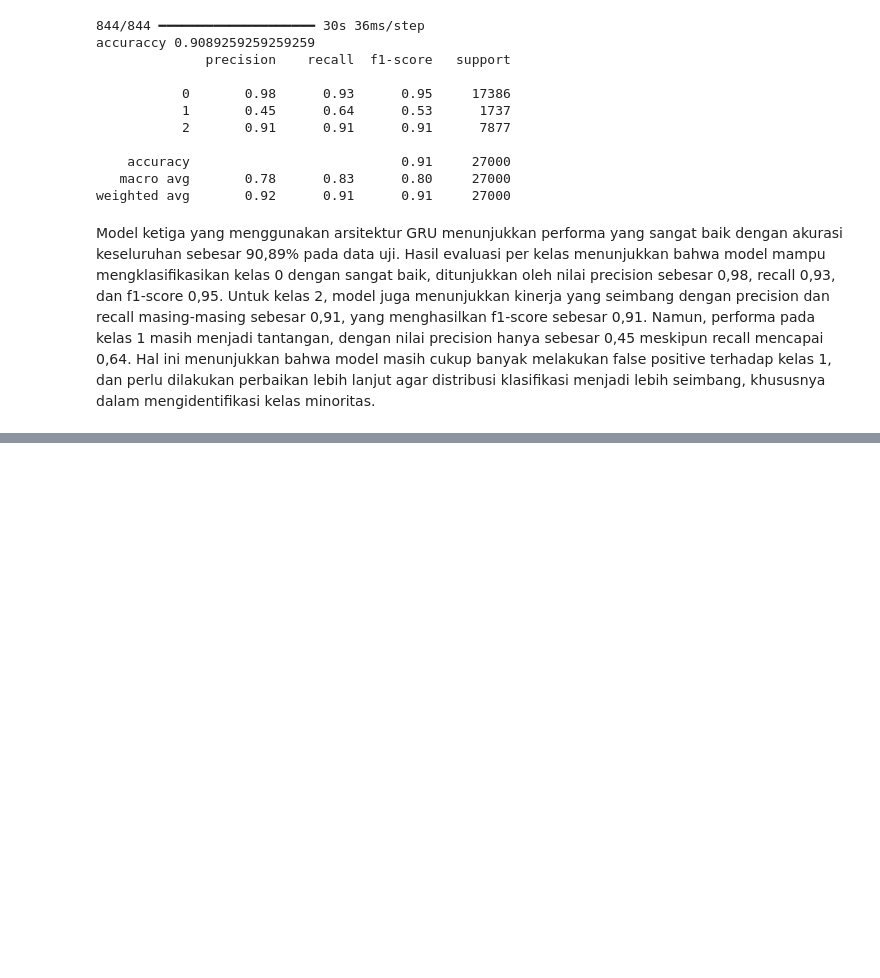
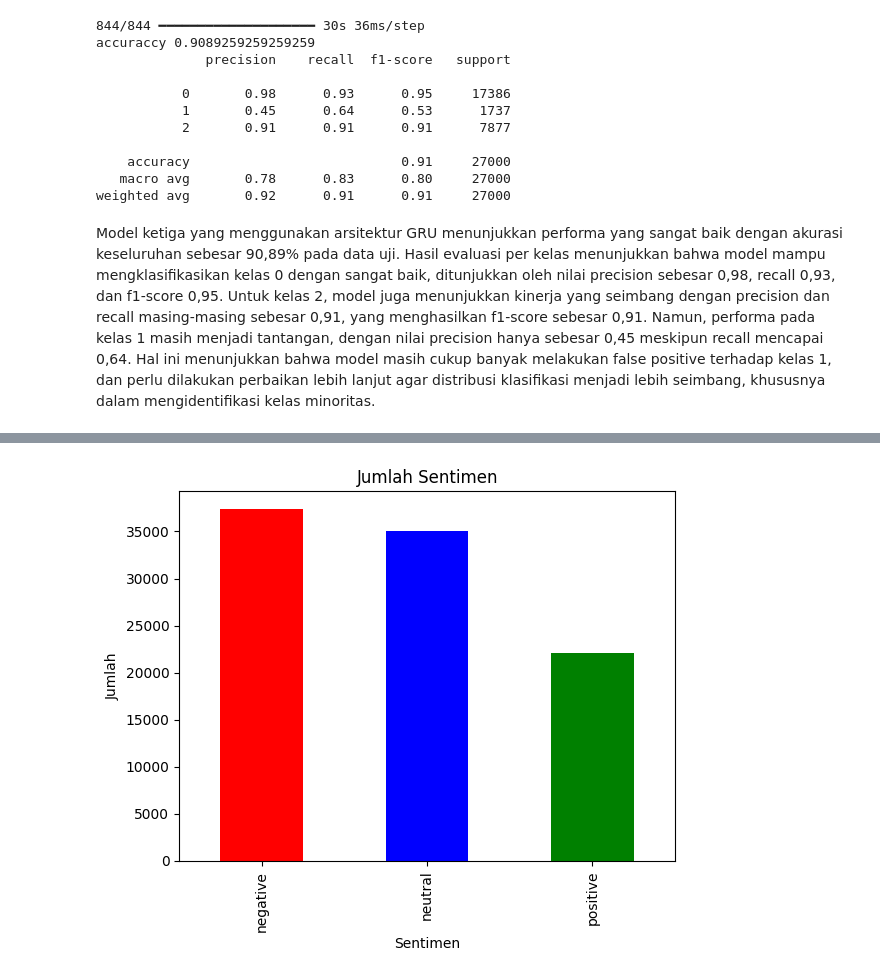
Before and after one commit to as-arthur/Coding_Camp, a Jupyter notebook: proyek_analisis_sentimen/Submissions/Analisis_Sentimen_Fathur.ipynb, the cells around one changed output, grey strips where cells are left out. Saved outputs shown, nothing was run; the diff lists cells and outputs as text; code cells hidden in the pictures; blank space fills up the shorter version.

```diff
--- a/proyek_analisis_sentimen/Submissions/Analisis_Sentimen_Fathur.ipynb
+++ b/proyek_analisis_sentimen/Submissions/Analisis_Sentimen_Fathur.ipynb
@@ -1064,0 +1073,2 @@ Model ketiga yang menggunakan arsitektur GRU menunjukkan performa yang sangat ba
+# %%
+load_data = pd.read_csv('/content/drive/MyDrive/Coding Camp DBS Foundation/Proyek/comments_newest.csv')
@@ -1064,0 +1104,17 @@ Model ketiga yang menggunakan arsitektur GRU menunjukkan performa yang sangat ba
+# %%
+predict_df= load_data['text_akhir']
+
+tokenizer = Tokenizer()
+tokenizer.fit_on_texts(predict_df)
+
+predict_df = tokenizer.texts_to_sequences(predict_df)
+
+max_length = max(len(seq) for seq in predict_df)
+
+predict_df = pad_sequences(predict_df, maxlen=max_length, padding='post')
+# %%
+predictions=model_inf.predict(predict_df)
+
+predicted_classes = np.argmax(predictions, axis=1)
+
+predict_df = pd.DataFrame(predicted_classes, columns=['predicted_class'])
@@ -1064,0 +1123,9 @@ Model ketiga yang menggunakan arsitektur GRU menunjukkan performa yang sangat ba
+# %%
+prediction_results_df = pd.DataFrame(predicted_classes, columns=['predicted_class'])
+
+predict_df = pd.concat([load_data, prediction_results_df], axis=1)
+
+sentiment_labels = {0: 'negative', 1: 'neutral', 2: 'positive'}
+predict_df['predicted_sentiment'] = predict_df['predicted_class'].map(sentiment_labels)
+
+print(predict_df[['review', 'predicted_sentiment']])
@@ -1064,0 +1147,10 @@ Model ketiga yang menggunakan arsitektur GRU menunjukkan performa yang sangat ba
+# %%
+sentimen_count = predict_df['predicted_sentiment'].value_counts()
+
+sentimen_count.plot(kind='bar', color=['red', 'blue', 'green'])
+plt.title('Jumlah Sentimen')
+plt.xlabel('Sentimen')
+plt.ylabel('Jumlah')
+plt.show()
+# %% [output]
+[figure, added]
```
Also changed, not shown: parts of 12 cells of this notebook.
